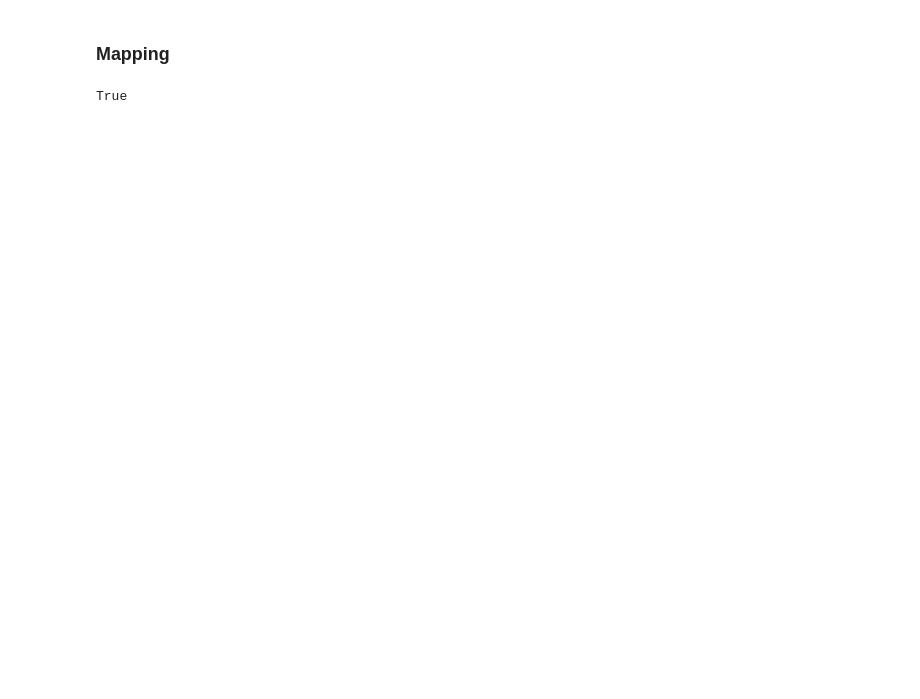
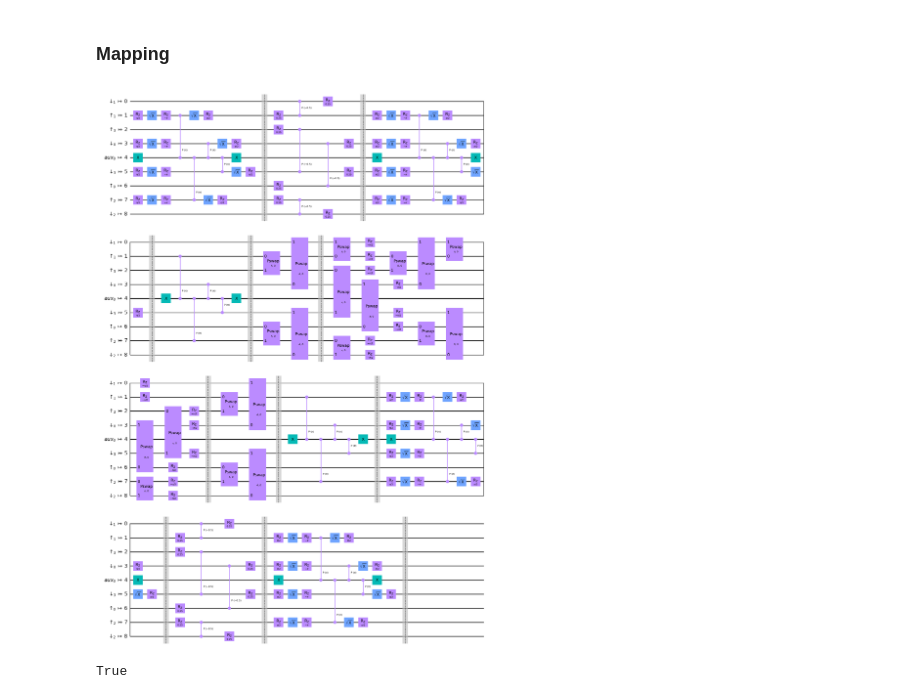
Before and after one commit to thilomueller/QETU, a Jupyter notebook: 2x2_lattice.ipynb, the cells around one changed output. Cells and saved outputs as stored; diff of their text form; code cells hidden in the pictures; blank space fills up the shorter version.

```diff
--- a/2x2_lattice.ipynb
+++ b/2x2_lattice.ipynb
@@ -402,13 +95,15 @@ Error: 5.792867747434299e-13
 # %%
 # Transpile to WMI hardware
 transpiled_ctrl_free_circuit = transpile(
     ctrl_free_circuit,
     backend=backend,
     optimization_level=3,
     #initial_layout=initial_layout
 )
 #transpiled_ctrl_free_circuit.measure_active()
-#transpiled_ctrl_free_circuit.draw("mpl")
+transpiled_ctrl_free_circuit.draw("mpl")
+# %% [output]
+[figure, added]
 # %%
 Statevector.from_instruction(transpiled_ctrl_free_circuit).equiv(Statevector.from_instruction(ctrl_free_circuit))
 # %% [output]
```
Also changed, not shown: parts of 22 cells of this notebook, 2 other files.
